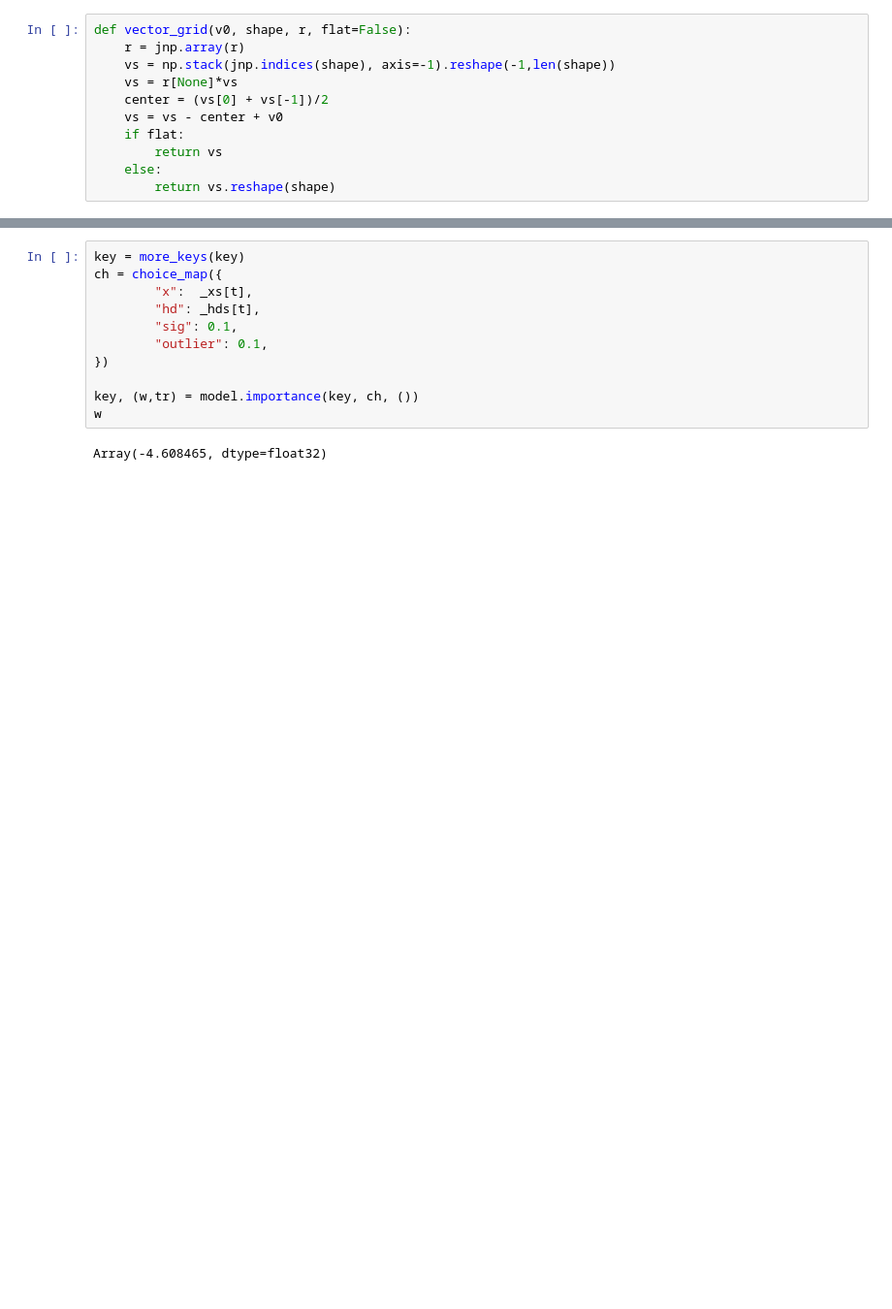
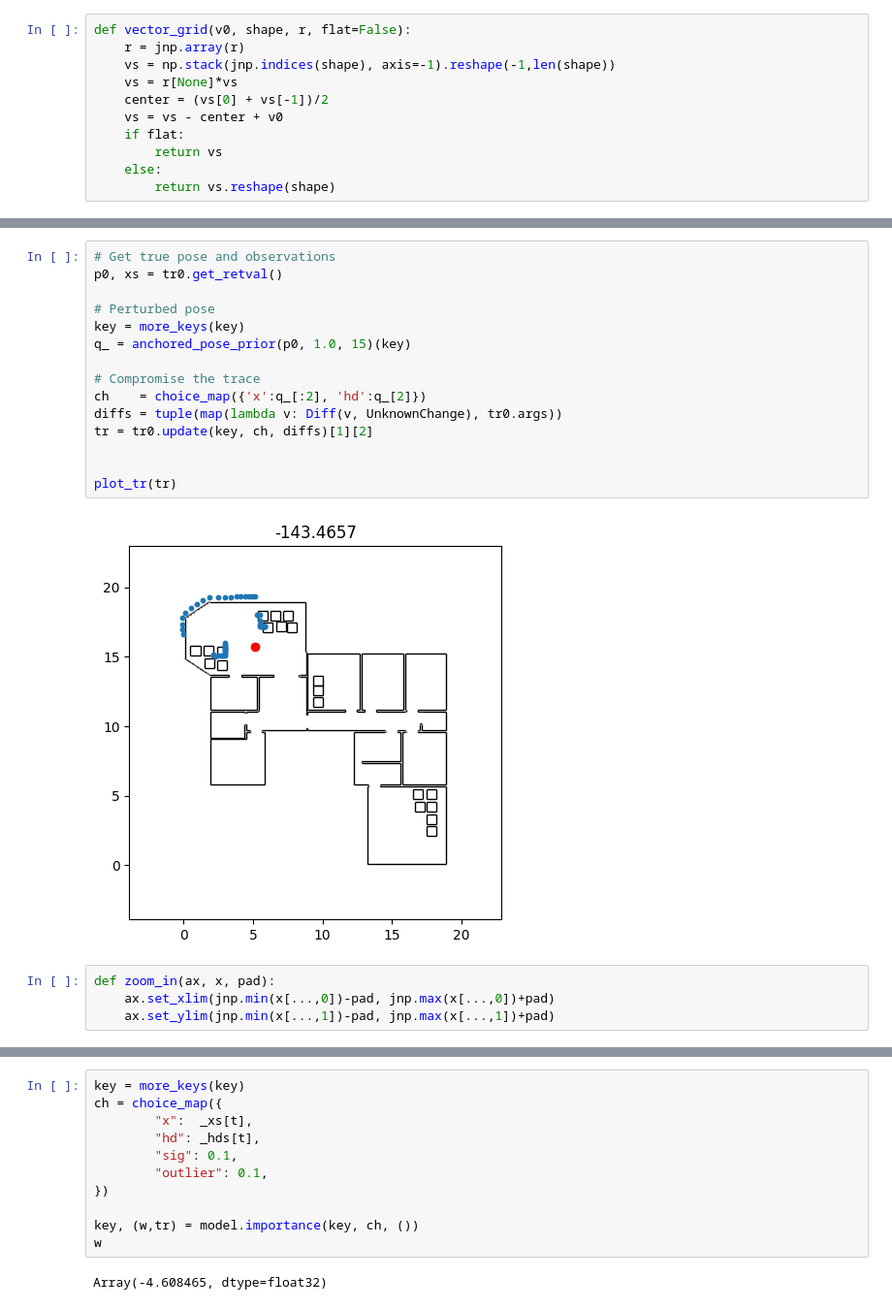
Before and after one commit to mirkoklukas/bayes3d, a Jupyter notebook: scripts/notebooks/_mkl/04a - 2d Slam in Bayes3D.ipynb, the cells around one changed output, grey strips where cells are left out. Shown at 97% size. Saved outputs shown, nothing was run; the diff lists cells and outputs as text; blank space fills up the shorter version.

```diff
--- a/scripts/notebooks/_mkl/04a - 2d Slam in Bayes3D.ipynb
+++ b/scripts/notebooks/_mkl/04a - 2d Slam in Bayes3D.ipynb
@@ -400,0 +384,21 @@ key = more_keys(key)
+# %%
+# Get true pose and observations
+p0, xs = tr0.get_retval()
+
+# Perturbed pose
+key = more_keys(key)
+q_ = anchored_pose_prior(p0, 1.0, 15)(key)
+
+# Compromise the trace
+ch    = choice_map({'x':q_[:2], 'hd':q_[2]})
+diffs = tuple(map(lambda v: Diff(v, UnknownChange), tr0.args))
+tr = tr0.update(key, ch, diffs)[1][2]
+
+
+plot_tr(tr)
+# %% [output]
+[figure, added]
+# %%
+def zoom_in(ax, x, pad):
+    ax.set_xlim(jnp.min(x[...,0])-pad, jnp.max(x[...,0])+pad)
+    ax.set_ylim(jnp.min(x[...,1])-pad, jnp.max(x[...,1])+pad)
```
Also changed, not shown: parts of 28 cells of this notebook, 4 other files.
